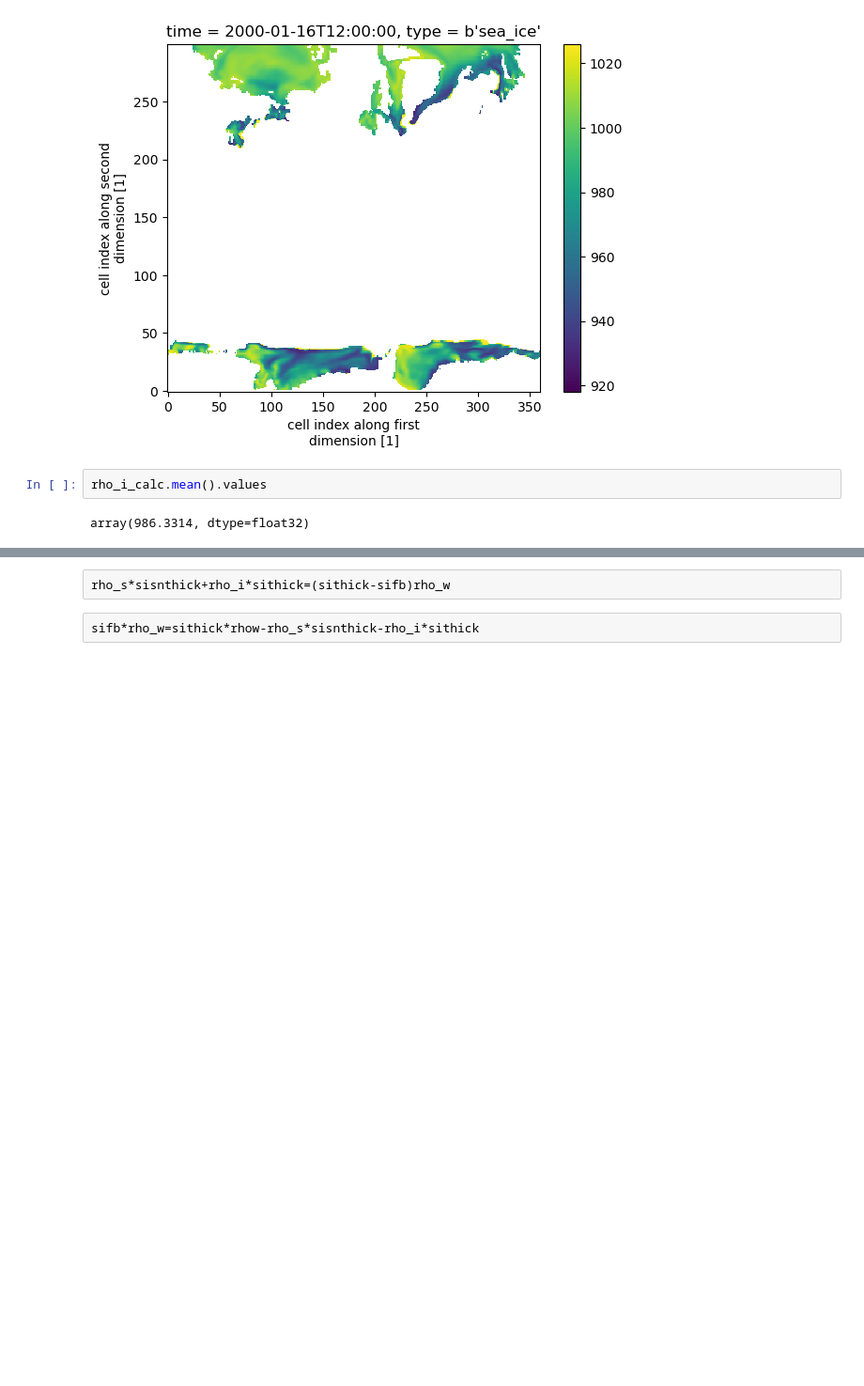
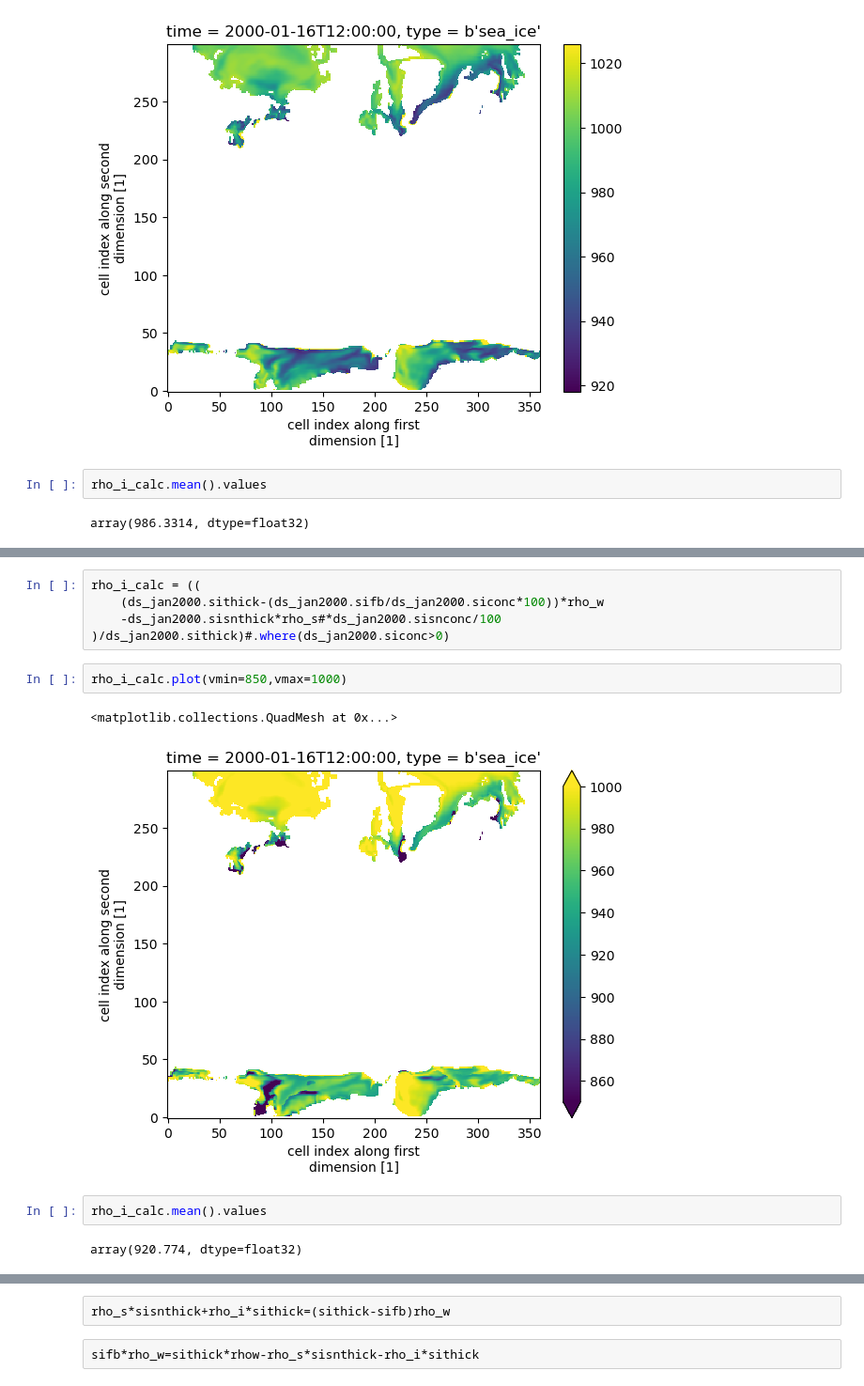
Before and after one commit to anton-seaice/sandbox, a Jupyter notebook: cm2/si_fb_cm2.ipynb, the cells around one changed output, grey strips where cells are left out. Shown at 94% size. Cells and saved outputs as stored; diff of their text form; blank space fills up the shorter version.

```diff
--- a/cm2/si_fb_cm2.ipynb
+++ b/cm2/si_fb_cm2.ipynb
@@ -239,0 +232,14 @@ rho_i_calc.plot.hist()
+# %%
+rho_i_calc = ((
+    (ds_jan2000.sithick-(ds_jan2000.sifb/ds_jan2000.siconc*100))*rho_w
+    -ds_jan2000.sisnthick*rho_s#*ds_jan2000.sisnconc/100
+)/ds_jan2000.sithick)#.where(ds_jan2000.siconc>0)
+# %%
+rho_i_calc.plot(vmin=850,vmax=1000)
+# %% [output]
+<matplotlib.collections.QuadMesh at 0x...>
+[figure, added]
+# %%
+rho_i_calc.mean().values
+# %% [output]
+array(920.774, dtype=float32)
```
Also changed, not shown: parts of 18 cells of this notebook.
